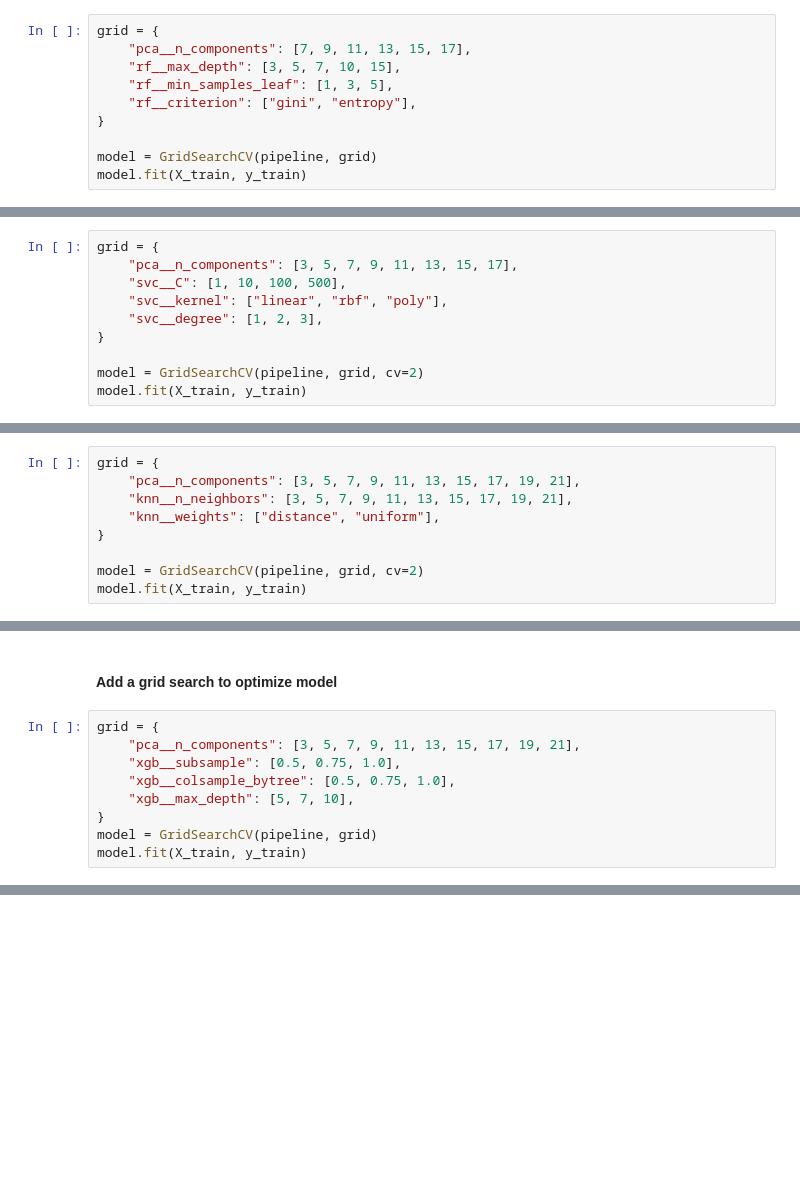
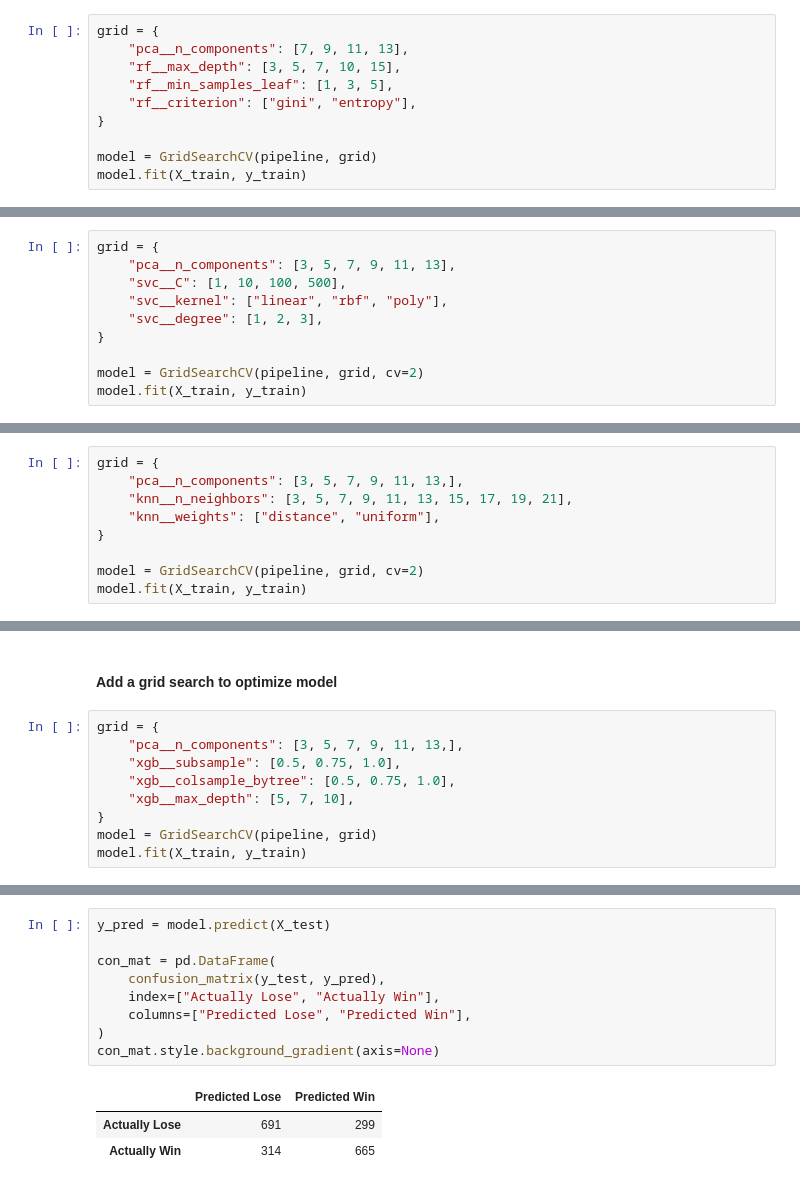
Before and after one commit to jhl126/For-Fun-LoL-Data, a Jupyter notebook: Lol Blue Wins Classification.ipynb, the cells around one changed output, grey strips where cells are left out. Cells and saved outputs as stored; diff of their text form; blank space fills up the shorter version.

```diff
--- a/Lol Blue Wins Classification.ipynb
+++ b/Lol Blue Wins Classification.ipynb
@@ -902,7 +915,7 @@ con_mat.style.background_gradient(axis=None)
 #### Add a grid search to optimize model
 # %%
 grid = {
-    "pca__n_components": [7, 9, 11, 13, 15, 17],
+    "pca__n_components": [7, 9, 11, 13],
     "rf__max_depth": [3, 5, 7, 10, 15],
     "rf__min_samples_leaf": [1, 3, 5],
     "rf__criterion": ["gini", "entropy"],
@@ -1031,7 +1044,7 @@ weighted avg       0.70      0.70      0.70      1969
 #### Add a grid search to optimize model
 # %%
 grid = {
-    "pca__n_components": [3, 5, 7, 9, 11, 13, 15, 17],
+    "pca__n_components": [3, 5, 7, 9, 11, 13],
     "svc__C": [1, 10, 100, 500],
     "svc__kernel": ["linear", "rbf", "poly"],
     "svc__degree": [1, 2, 3],
@@ -1162,7 +1175,7 @@ weighted avg       0.65      0.65      0.65      1969
 #### Add a grid search to optimize model
 # %%
 grid = {
-    "pca__n_components": [3, 5, 7, 9, 11, 13, 15, 17, 19, 21],
+    "pca__n_components": [3, 5, 7, 9, 11, 13,],
     "knn__n_neighbors": [3, 5, 7, 9, 11, 13, 15, 17, 19, 21],
     "knn__weights": ["distance", "uniform"],
 }
@@ -1289,7 +1302,7 @@ weighted avg       0.68      0.68      0.68      1969
 #### Add a grid search to optimize model
 # %%
 grid = {
-    "pca__n_components": [3, 5, 7, 9, 11, 13, 15, 17, 19, 21],
+    "pca__n_components": [3, 5, 7, 9, 11, 13,],
     "xgb__subsample": [0.5, 0.75, 1.0],
     "xgb__colsample_bytree": [0.5, 0.75, 1.0],
     "xgb__max_depth": [5, 7, 10],
@@ -1375,0 +1458,13 @@ weighted avg       0.69      0.69      0.69      1969
+# %%
+y_pred = model.predict(X_test)
+
+con_mat = pd.DataFrame(
+    confusion_matrix(y_test, y_pred),
+    index=["Actually Lose", "Actually Win"],
+    columns=["Predicted Lose", "Predicted Win"],
+)
+con_mat.style.background_gradient(axis=None)
+# %% [output]
+|  | Predicted Lose | Predicted Win |
+| Actually Lose | 691 | 299 |
+| Actually Win | 314 | 665 |
```
Also changed, not shown: parts of 51 cells of this notebook.
